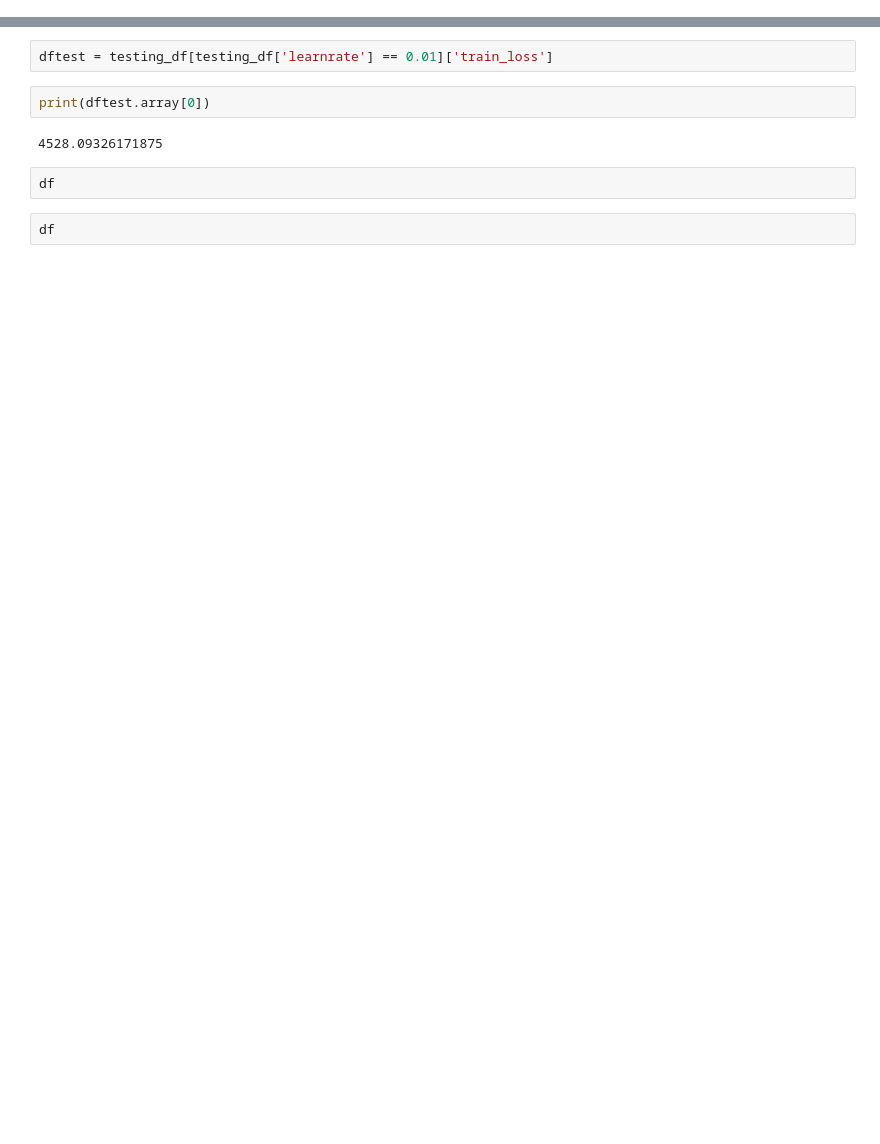
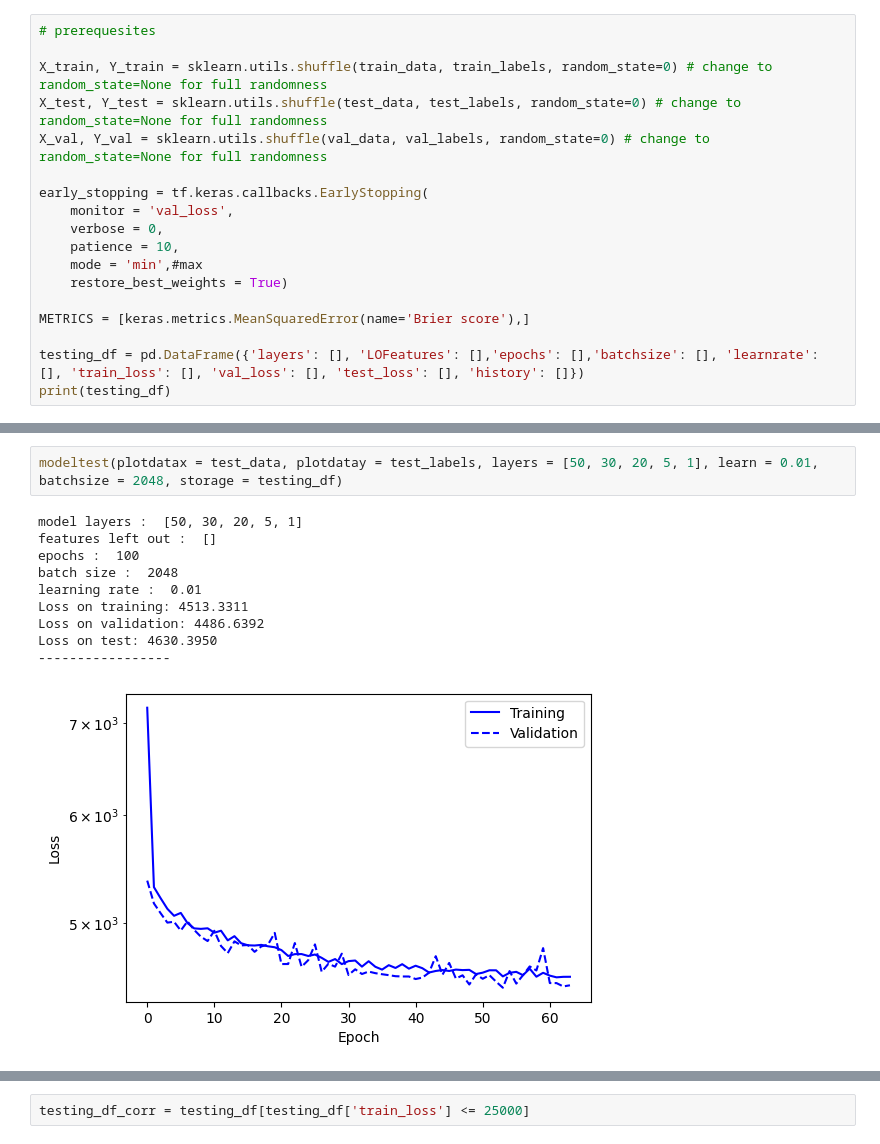
Before and after one commit to lbenato/MDS_regression, a Jupyter notebook: train_model_tobias.ipynb, the cells around one changed output, grey strips where cells are left out. Cells and saved outputs as stored; diff of their text form; blank space fills up the shorter version.

```diff
--- a/train_model_tobias.ipynb
+++ b/train_model_tobias.ipynb
@@ -165,0 +131,18 @@ test_data = scaler.transform(test_data)
+# %%
+# prerequesites
+
+X_train, Y_train = sklearn.utils.shuffle(train_data, train_labels, random_state=0) # change to random_state=None for full randomness
+X_test, Y_test = sklearn.utils.shuffle(test_data, test_labels, random_state=0) # change to random_state=None for full randomness
+X_val, Y_val = sklearn.utils.shuffle(val_data, val_labels, random_state=0) # change to random_state=None for full randomness
+
+early_stopping = tf.keras.callbacks.EarlyStopping(
+    monitor = 'val_loss',
+    verbose = 0,
+    patience = 10,
+    mode = 'min',#max
+    restore_best_weights = True)
+
+METRICS = [keras.metrics.MeanSquaredError(name='Brier score'),]
+
+testing_df = pd.DataFrame({'layers': [], 'LOFeatures': [],'epochs': [],'batchsize': [], 'learnrate': [], 'train_loss': [], 'val_loss': [], 'test_loss': [], 'history': []})
+print(testing_df)
@@ -333,0 +381,13 @@ testing_df
+# %%
+modeltest(plotdatax = test_data, plotdatay = test_labels, layers = [50, 30, 20, 5, 1], learn = 0.01, batchsize = 2048, storage = testing_df)
+# %% [output]
+model layers :  [50, 30, 20, 5, 1]
+features left out :  []
+epochs :  100
+batch size :  2048
+learning rate :  0.01
+Loss on training: 4513.3311
+Loss on validation: 4486.6392
+Loss on test: 4630.3950
+-----------------
+[figure, added]
@@ -334,10 +396,2 @@ testing_df
 # %%
-dftest = testing_df[testing_df['learnrate'] == 0.01]['train_loss']
+testing_df_corr = testing_df[testing_df['train_loss'] <= 25000]
-# %%
-print(dftest.array[0])
-# %% [output]
-4528.09326171875
-# %%
-df
-# %%
-df
```
Also changed, not shown: parts of 36 cells of this notebook, 3 other files.
